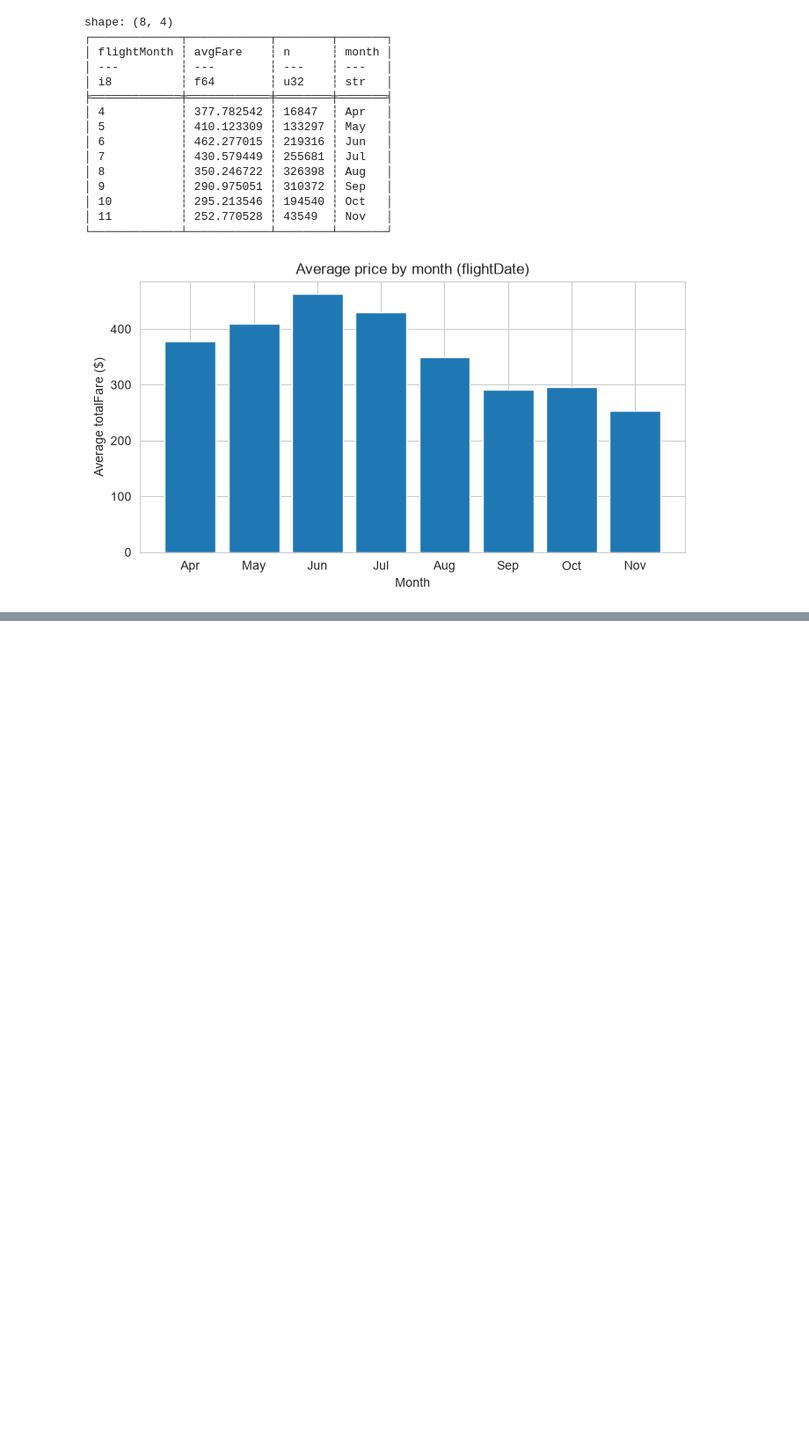
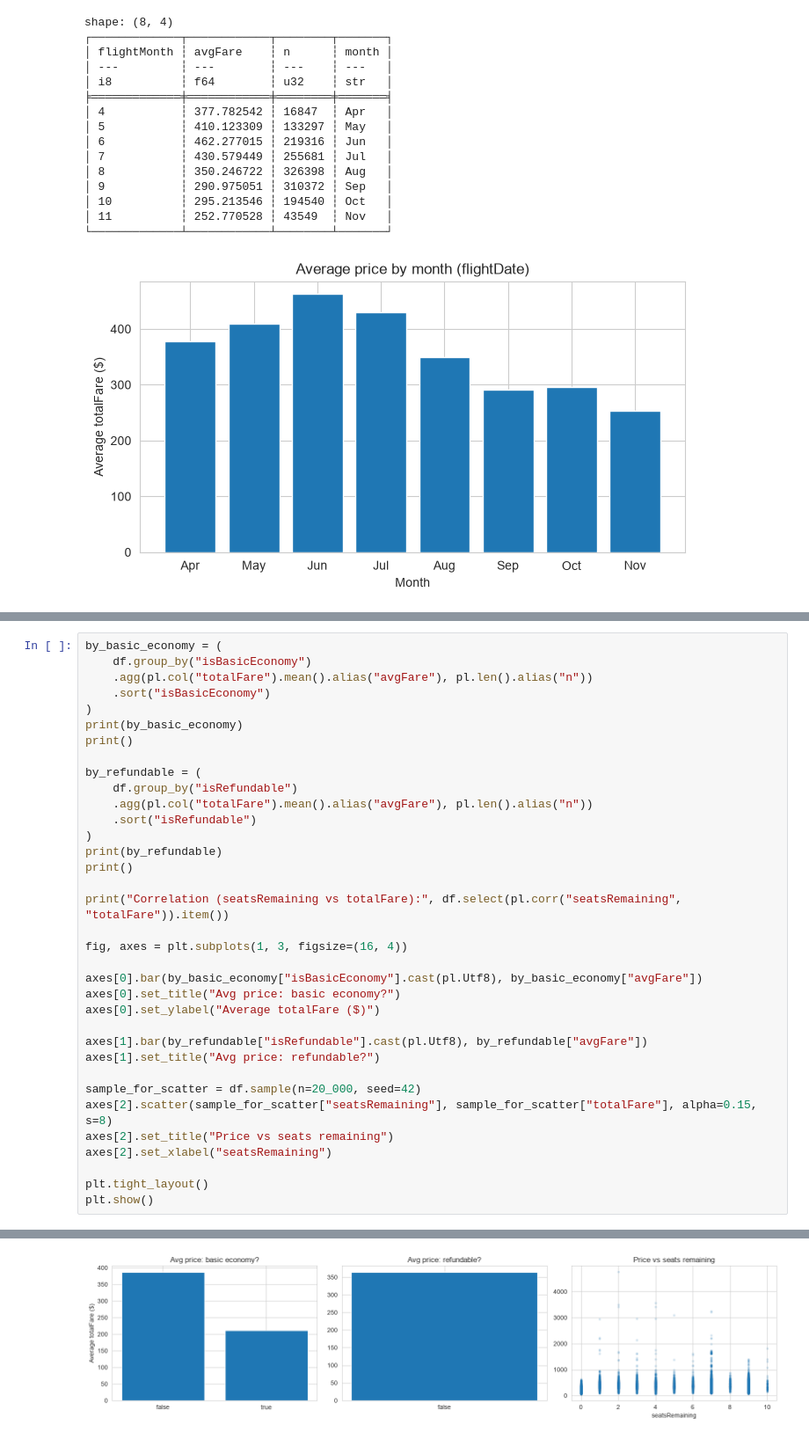
Before and after one commit to dhruvLearner8/Live-Flight-Price-prediction, a Jupyter notebook: notebooks/02_price_exploration.ipynb, the cells around one changed output, grey strips where cells are left out. Shown at 88% size. Cells and saved outputs as stored; diff of their text form; blank space fills up the shorter version.

```diff
--- a/notebooks/02_price_exploration.ipynb
+++ b/notebooks/02_price_exploration.ipynb
@@ -461,0 +466,36 @@ shape: (8, 4)
+# %%
+by_basic_economy = (
+    df.group_by("isBasicEconomy")
+    .agg(pl.col("totalFare").mean().alias("avgFare"), pl.len().alias("n"))
+    .sort("isBasicEconomy")
+)
+print(by_basic_economy)
+print()
+
+by_refundable = (
+    df.group_by("isRefundable")
+    .agg(pl.col("totalFare").mean().alias("avgFare"), pl.len().alias("n"))
+    .sort("isRefundable")
+)
+print(by_refundable)
+print()
+
+print("Correlation (seatsRemaining vs totalFare):", df.select(pl.corr("seatsRemaining", "totalFare")).item())
+
+fig, axes = plt.subplots(1, 3, figsize=(16, 4))
+
+axes[0].bar(by_basic_economy["isBasicEconomy"].cast(pl.Utf8), by_basic_economy["avgFare"])
+axes[0].set_title("Avg price: basic economy?")
+axes[0].set_ylabel("Average totalFare ($)")
+
+axes[1].bar(by_refundable["isRefundable"].cast(pl.Utf8), by_refundable["avgFare"])
+axes[1].set_title("Avg price: refundable?")
+
+sample_for_scatter = df.sample(n=20_000, seed=42)
+axes[2].scatter(sample_for_scatter["seatsRemaining"], sample_for_scatter["totalFare"], alpha=0.15, s=8)
+axes[2].set_title("Price vs seats remaining")
+axes[2].set_xlabel("seatsRemaining")
+
+plt.tight_layout()
+plt.show()
+# %% [output]
@@ -461,0 +522 @@ shape: (8, 4)
+[figure, added]
```
Also changed, not shown: parts of 2 cells of this notebook.
